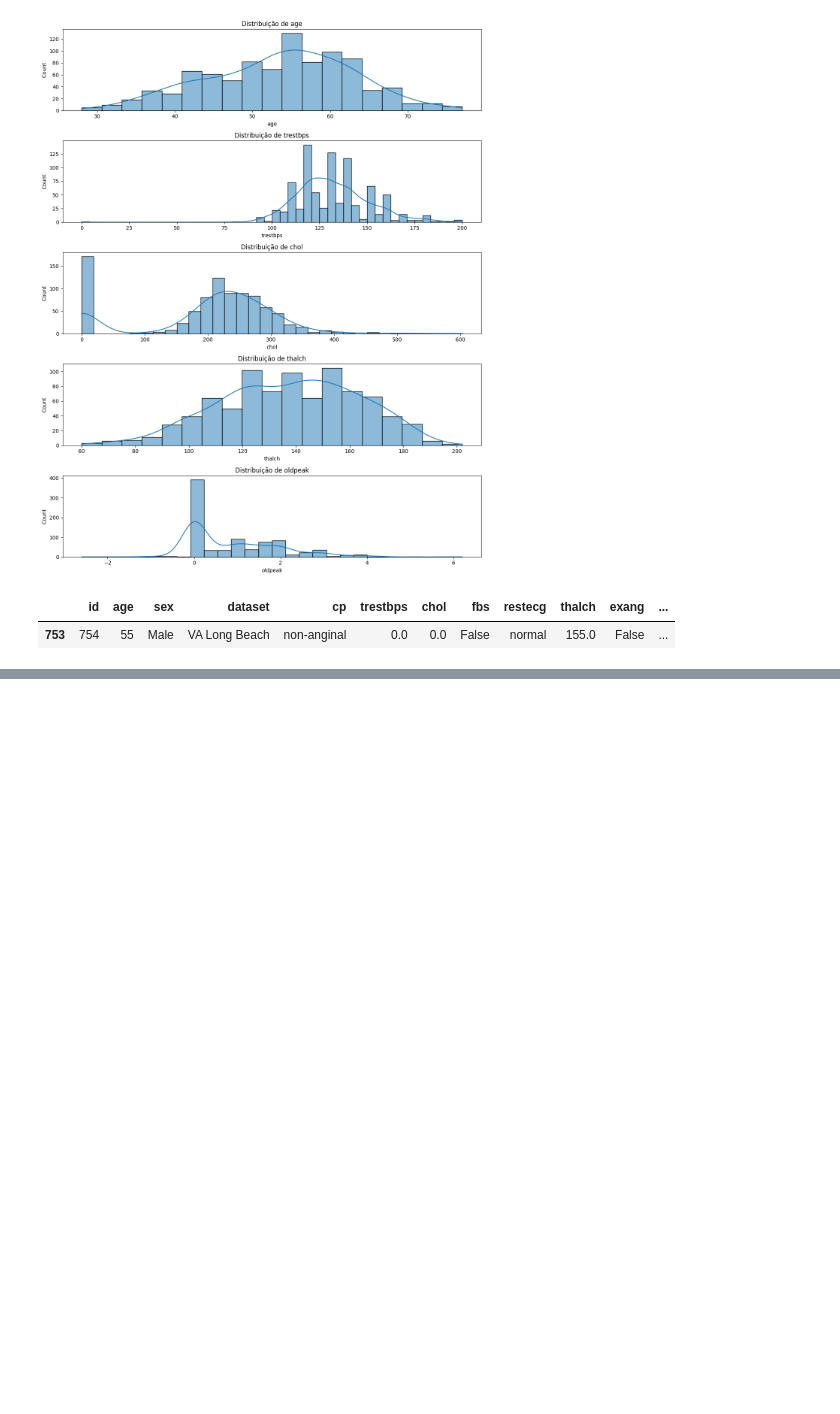
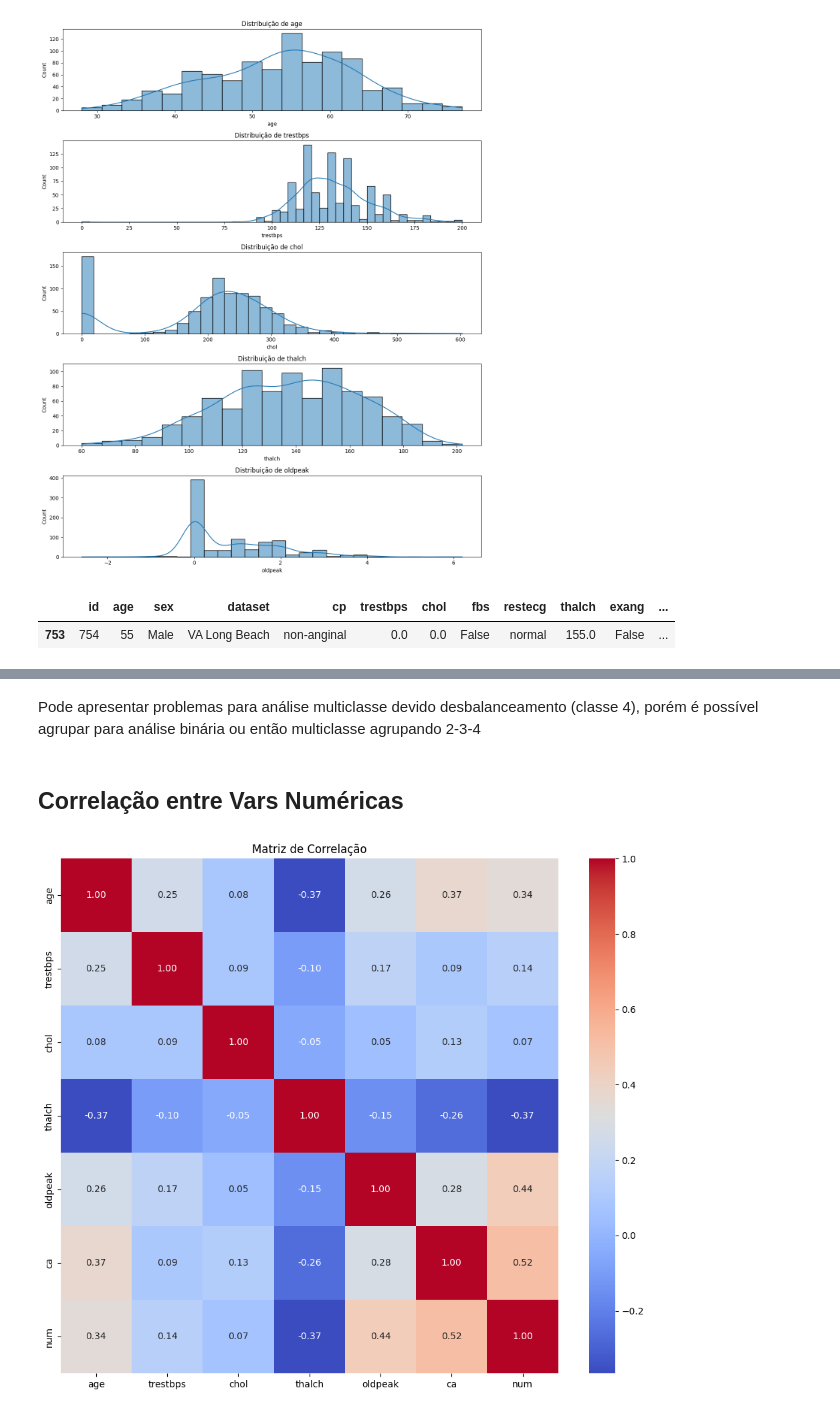
Before and after one commit to Pedro-Alonso/icd-project, a Jupyter notebook: 01_exploracao_livre.ipynb, the cells around one changed output, grey strips where cells are left out. Drawn from its saved outputs; the diff is of its cells as text; code cells hidden in the pictures; blank space fills up the shorter version.

```diff
--- a/eda_heart_disease.ipynb
+++ b/01_exploracao_livre.ipynb
@@ -1009,0 +899,14 @@ Esses resultados têm implicações para etapas posteriores de modelagem e para
+# %% [markdown]
+Pode apresentar problemas para análise multiclasse devido desbalanceamento (classe 4), porém é possível agrupar para análise binária ou então multiclasse agrupando 2-3-4
+# %% [markdown]
+## Correlação entre Vars Numéricas
+# %%
+df_sem_id = df.drop(columns=['id'])
+plt.figure(figsize=(12, 10))
+numeric_cols = df_sem_id.select_dtypes(include=[np.number]).columns
+corr_matrix = df_sem_id[numeric_cols].corr()
+sns.heatmap(corr_matrix, annot=True, cmap='coolwarm', fmt='.2f')
+plt.title('Matriz de Correlação')
+plt.show()
+# %% [output]
+[figure, added]
```
Also changed, not shown: parts of 31 cells of this notebook, 2 other files.
